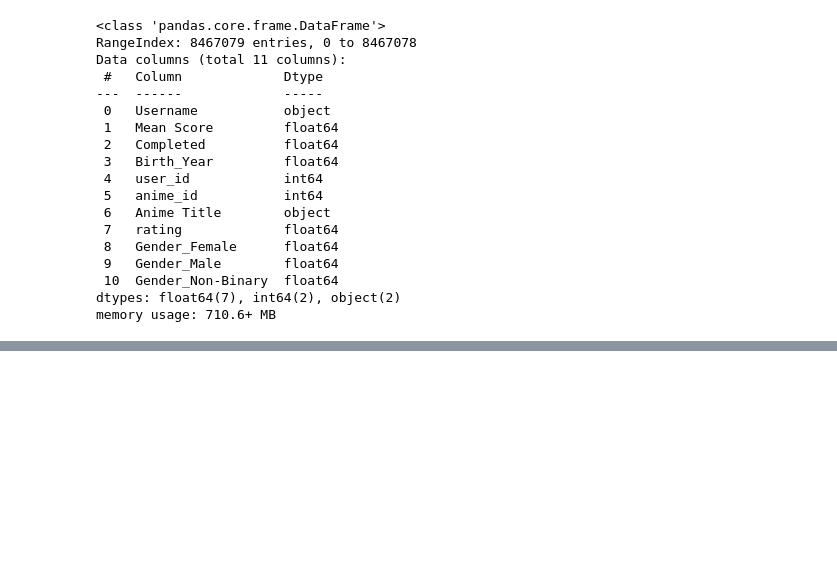
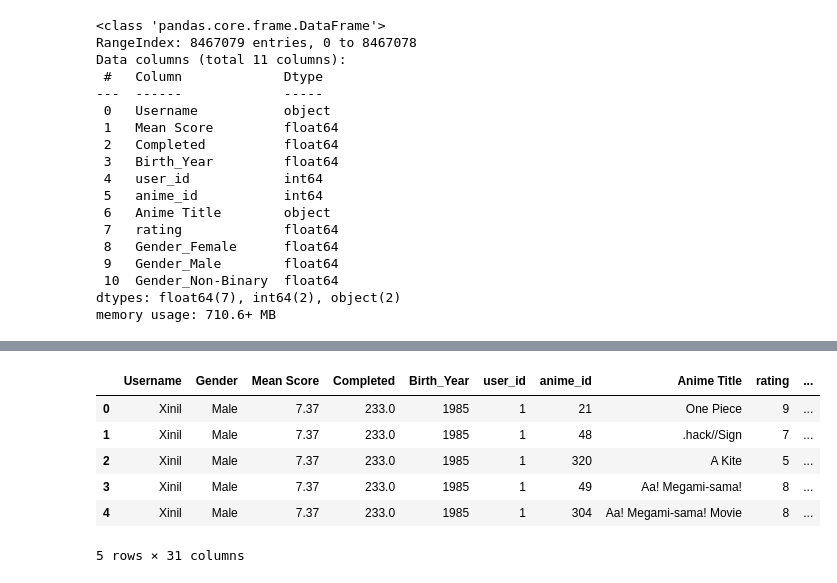
Before and after one commit to SavageCat05/Manga-Recommender, a Jupyter notebook: core/user_ready_final.ipynb, the cells around one changed output, grey strips where cells are left out. Cells and saved outputs as stored; diff of their text form; code cells hidden in the pictures; blank space fills up the shorter version.

```diff
--- a/core/user_ready_final.ipynb
+++ b/core/user_ready_final.ipynb
@@ -222,0 +227,4 @@ merged_df.head(10)
+# %%
+new_df = pd.read_csv("User_input.csv")
+isany = [column for column in new_df.isna().sum() == 0]
+isany
@@ -222,0 +249,10 @@ merged_df.head(10)
+# %%
+new_df.head()
+# %% [output]
+|  | Username | Gender | Mean Score | Completed | Birth_Year | user_id | anime_id | Anime Title | rating | ... |
+| 0 | Xinil | Male | 7.37 | 233.0 | 1985 | 1 | 21 | One Piece | 9 | ... |
+| 1 | Xinil | Male | 7.37 | 233.0 | 1985 | 1 | 48 | .hack//Sign | 7 | ... |
+| 2 | Xinil | Male | 7.37 | 233.0 | 1985 | 1 | 320 | A Kite | 5 | ... |
+| 3 | Xinil | Male | 7.37 | 233.0 | 1985 | 1 | 49 | Aa! Megami-sama! | 8 | ... |
+| 4 | Xinil | Male | 7.37 | 233.0 | 1985 | 1 | 304 | Aa! Megami-sama! Movie | 8 | ... |
+5 rows × 31 columns
```
Also changed, not shown: parts of 11 cells of this notebook, 2 other files.
